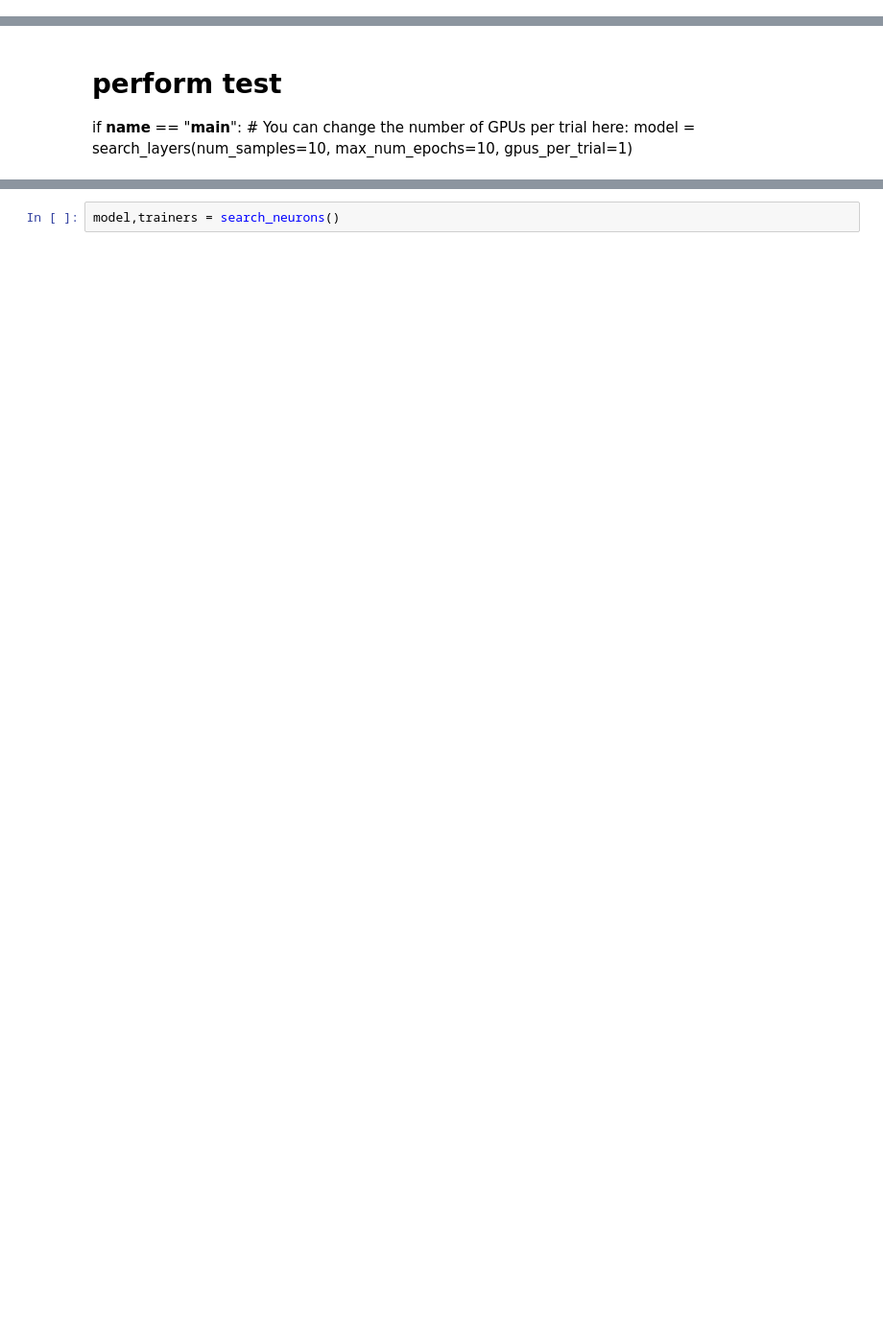
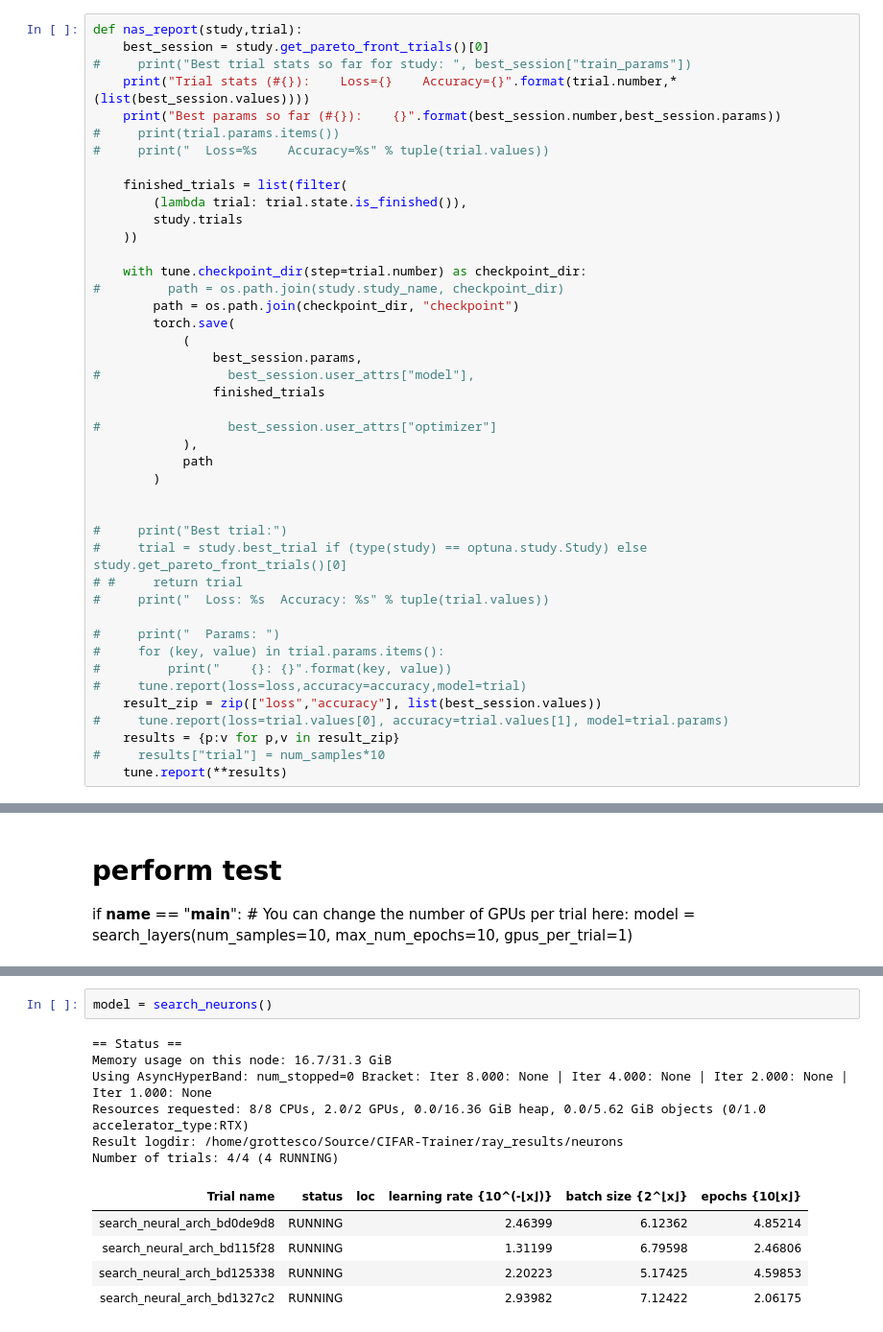
Before and after one commit to vespidae/CIFAR-Trainer, a Jupyter notebook: AutoML CNN Test.ipynb, the cells around one changed output, grey strips where cells are left out. Shown at 96% size. Saved outputs shown, nothing was run; the diff lists cells and outputs as text; blank space fills up the shorter version.

Commit message:
Incorporate eager hyperparameter searching to address combination inefficiency

```diff
--- a/AutoML CNN Test.ipynb
+++ b/AutoML CNN Test.ipynb
@@ -637,0 +601,43 @@ def search_neurons():
+# %%
+def nas_report(study,trial):
+    best_session = study.get_pareto_front_trials()[0]
+#     print("Best trial stats so far for study: ", best_session["train_params"])
+    print("Trial stats (#{}):    Loss={}    Accuracy={}".format(trial.number,*(list(best_session.values))))
+    print("Best params so far (#{}):    {}".format(best_session.number,best_session.params))
+#     print(trial.params.items())
+#     print("  Loss=%s    Accuracy=%s" % tuple(trial.values))
+
+    finished_trials = list(filter(
+        (lambda trial: trial.state.is_finished()),
+        study.trials
+    ))
+
+    with tune.checkpoint_dir(step=trial.number) as checkpoint_dir:
+#         path = os.path.join(study.study_name, checkpoint_dir)
+        path = os.path.join(checkpoint_dir, "checkpoint")
+        torch.save(
+            (
+                best_session.params,
+#                 best_session.user_attrs["model"],
+                finished_trials
+
+#                 best_session.user_attrs["optimizer"]
+            ),
+            path
+        )
+
+
+#     print("Best trial:")
+#     trial = study.best_trial if (type(study) == optuna.study.Study) else study.get_pareto_front_trials()[0]
+# #     return trial
+#     print("  Loss: %s  Accuracy: %s" % tuple(trial.values))
+
+#     print("  Params: ")
+#     for (key, value) in trial.params.items():
+#         print("    {}: {}".format(key, value))
+#     tune.report(loss=loss,accuracy=accuracy,model=trial)
+    result_zip = zip(["loss","accuracy"], list(best_session.values))
+#     tune.report(loss=trial.values[0], accuracy=trial.values[1], model=trial.params)
+    results = {p:v for p,v in result_zip}
+#     results["trial"] = num_samples*10
+    tune.report(**results)
@@ -647,2 +828,14 @@ print("Resource usage can be viewed at port http://127.0.0.1:8265/ or higher")
 # %%
-model,trainers = search_neurons()
+model = search_neurons()
+# %% [output]
+== Status ==
+Memory usage on this node: 16.7/31.3 GiB
+Using AsyncHyperBand: num_stopped=0 Bracket: Iter 8.000: None | Iter 4.000: None | Iter 2.000: None | Iter 1.000: None
+Resources requested: 8/8 CPUs, 2.0/2 GPUs, 0.0/16.36 GiB heap, 0.0/5.62 GiB objects (0/1.0 accelerator_type:RTX)
+Result logdir: /home/grottesco/Source/CIFAR-Trainer/ray_results/neurons
+Number of trials: 4/4 (4 RUNNING)
+| Trial name | status | loc | learning rate {10^(-⌊x⌋)} | batch size {2^⌊x⌋} | epochs {10⌊x⌋} |
+| search_neural_arch_bd0de9d8 | RUNNING |  | 2.46399 | 6.12362 | 4.85214 |
+| search_neural_arch_bd115f28 | RUNNING |  | 1.31199 | 6.79598 | 2.46806 |
+| search_neural_arch_bd125338 | RUNNING |  | 2.20223 | 5.17425 | 4.59853 |
+| search_neural_arch_bd1327c2 | RUNNING |  | 2.93982 | 7.12422 | 2.06175 |
```
Also changed, not shown: parts of 31 cells of this notebook, 13 other files.
